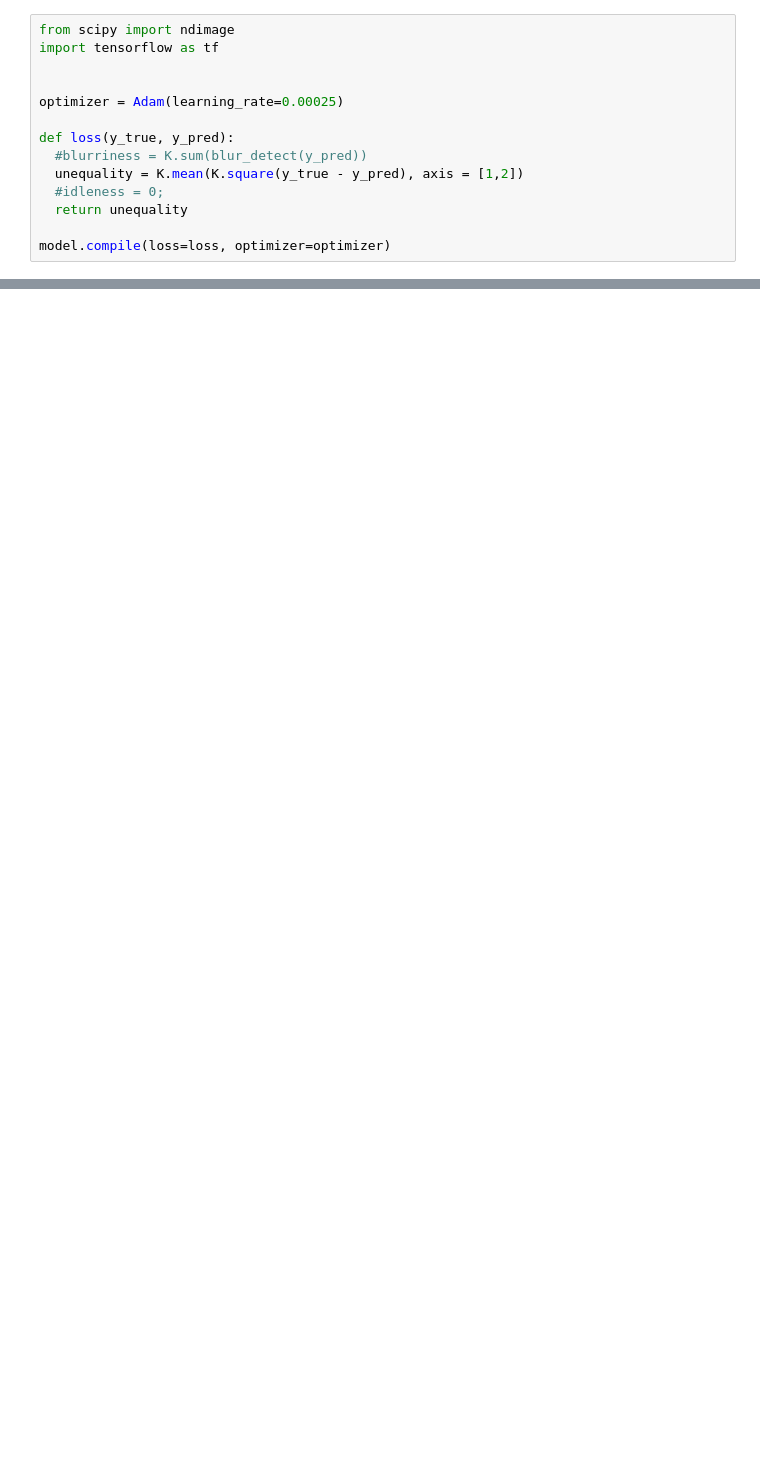
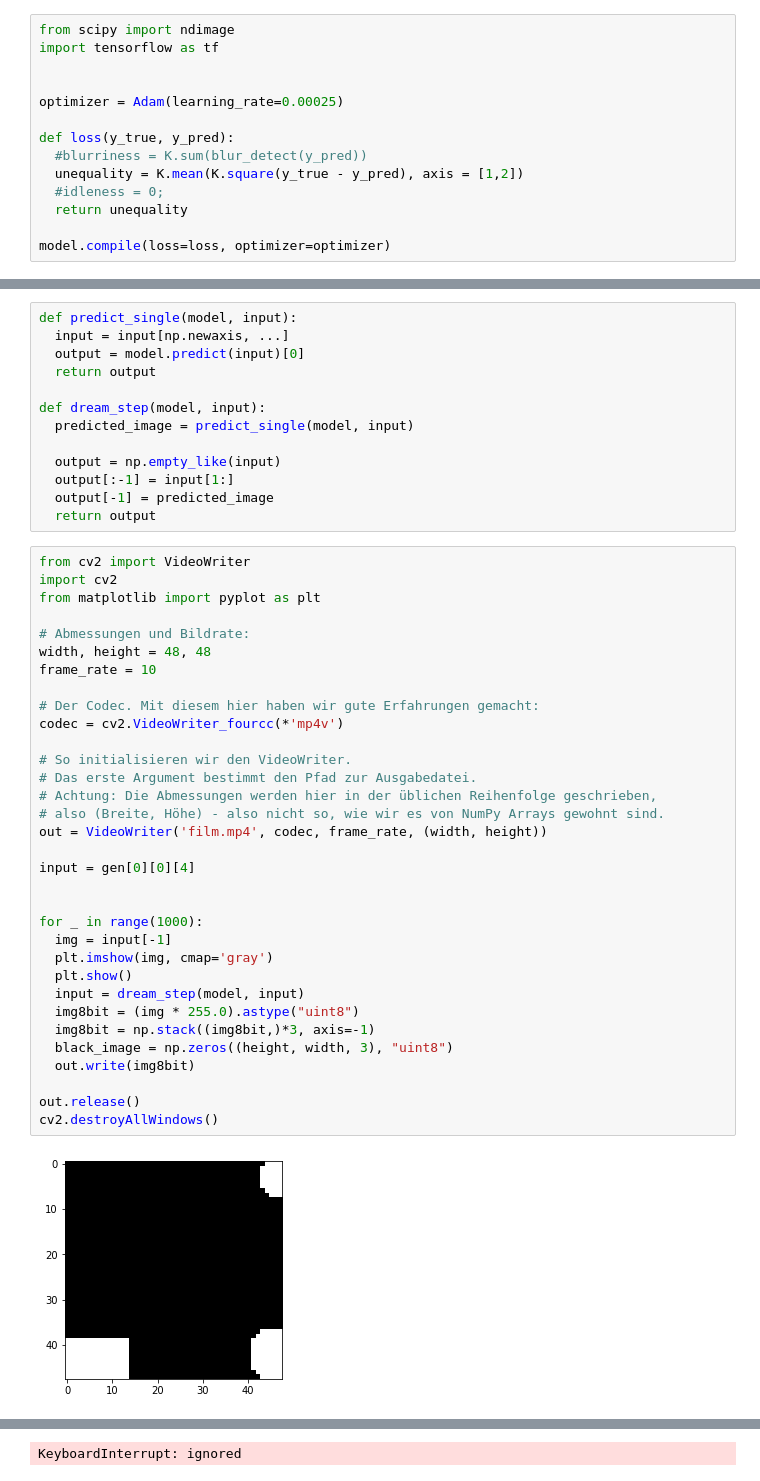
Before and after one commit to MaschinenNah/FramePred2021, a Jupyter notebook: FramePred2021_01_moving_objects.ipynb, the cells around one changed output, grey strips where cells are left out. Cells and saved outputs as stored; diff of their text form; blank space fills up the shorter version.

```diff
--- a/FramePred2021_01_moving_objects.ipynb
+++ b/FramePred2021_01_moving_objects.ipynb
@@ -251,0 +287,48 @@ show.show_images_from_np_array(pred, "pred")
+# %%
+def predict_single(model, input):
+  input = input[np.newaxis, ...]
+  output = model.predict(input)[0]
+  return output
+
+def dream_step(model, input):
+  predicted_image = predict_single(model, input)
+
+  output = np.empty_like(input)
+  output[:-1] = input[1:]
+  output[-1] = predicted_image
+  return output
+# %%
+from cv2 import VideoWriter
+import cv2
+from matplotlib import pyplot as plt
+
+# Abmessungen und Bildrate:
+width, height = 48, 48
+frame_rate = 10
+
+# Der Codec. Mit diesem hier haben wir gute Erfahrungen gemacht:
+codec = cv2.VideoWriter_fourcc(*'mp4v')
+
+# So initialisieren wir den VideoWriter.
+# Das erste Argument bestimmt den Pfad zur Ausgabedatei.
+# Achtung: Die Abmessungen werden hier in der üblichen Reihenfolge geschrieben,
+# also (Breite, Höhe) - also nicht so, wie wir es von NumPy Arrays gewohnt sind.
+out = VideoWriter('film.mp4', codec, frame_rate, (width, height))
+
+input = gen[0][0][4]
+
+
+for _ in range(1000):
+  img = input[-1]
+  plt.imshow(img, cmap='gray')
+  plt.show()
+  input = dream_step(model, input)
+  img8bit = (img * 255.0).astype("uint8")
+  img8bit = np.stack((img8bit,)*3, axis=-1)
+  black_image = np.zeros((height, width, 3), "uint8")
+  out.write(img8bit)
+
+out.release()
+cv2.destroyAllWindows()
+# %% [output]
+[figure, added]
@@ -251,0 +340 @@ show.show_images_from_np_array(pred, "pred")
+KeyboardInterrupt: ignored
```
Also changed, not shown: parts of 10 cells of this notebook.
